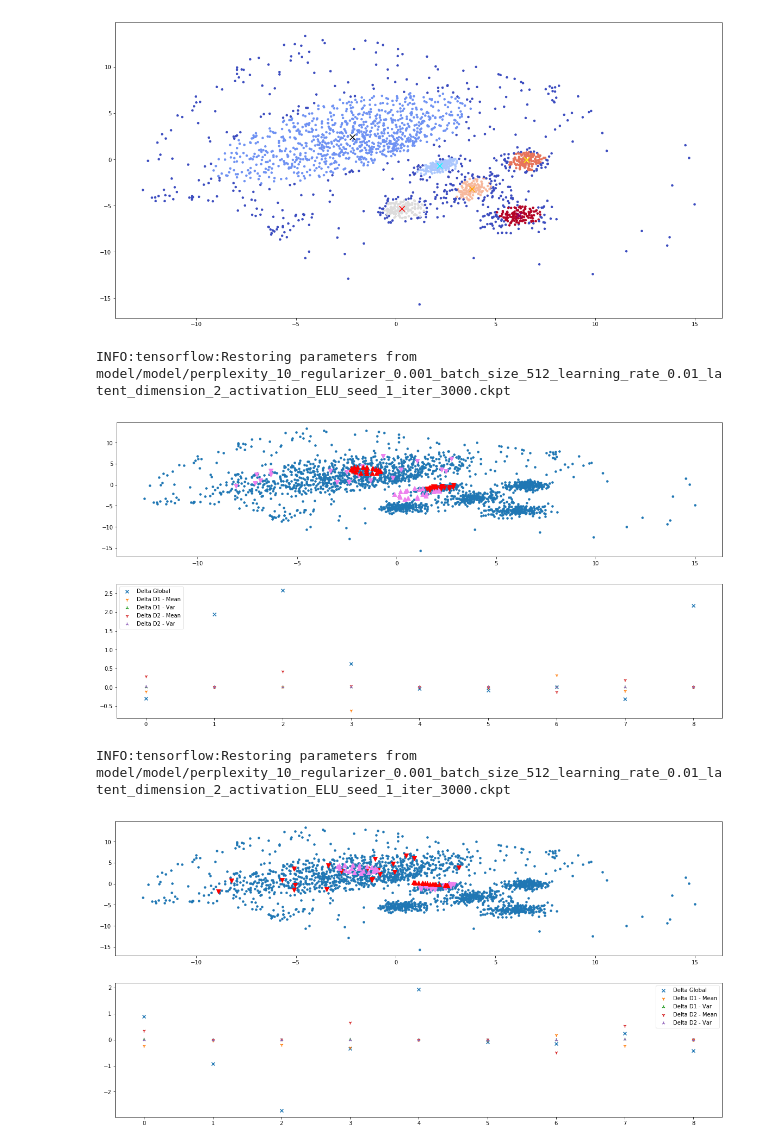
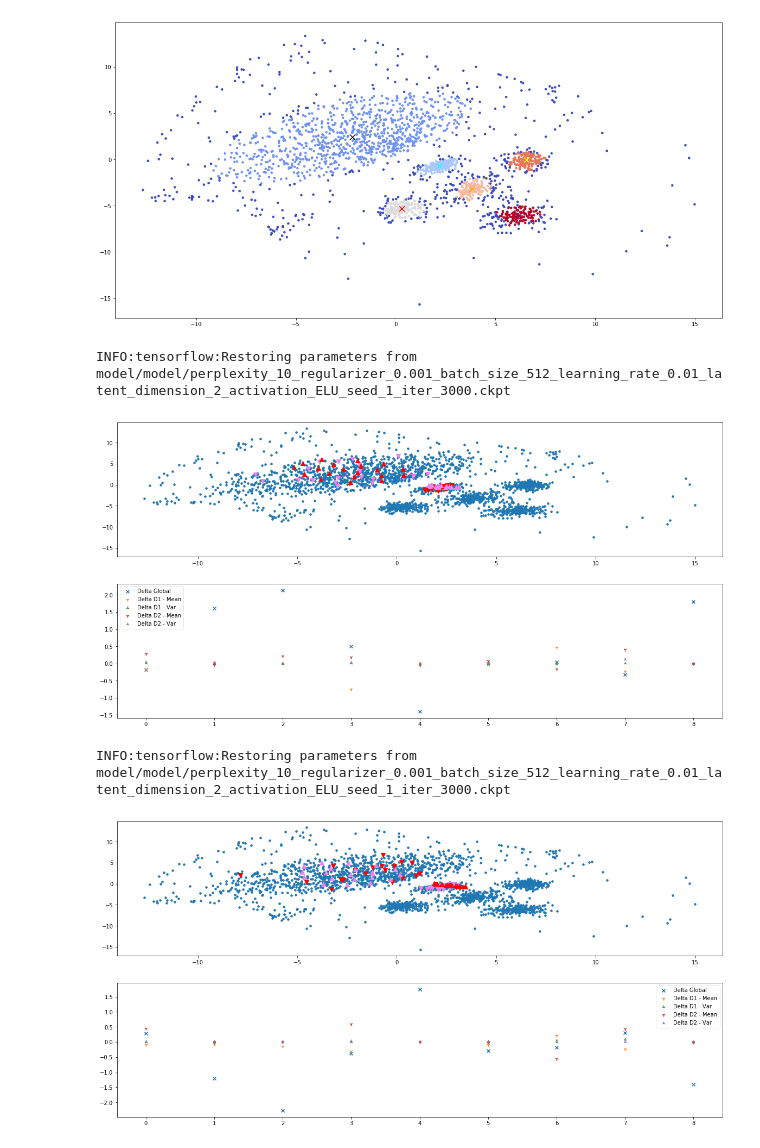
Before and after one commit to GDPlumb/ELDR, a Jupyter notebook: scivis/synth9d/run.ipynb, the cells around one changed output. Cells and saved outputs as stored; diff of their text form; code cells hidden in the pictures.

Commit message:
Added a per-cluster dispersion parameter

```diff
--- a/scivis/synth9d/run.ipynb
+++ b/scivis/synth9d/run.ipynb
@@ -87,15 +87,15 @@ plt.close()
 # %% [output]
 [figure]
 # %%
-global_0_1, _, _ = explain_s(x, data_rep, indices, 0, 1)
+global_0_1, _, _ = explain_s(x, data_rep, indices, 0, 1, dispersion_c1 = 20.0)
 # %% [output]
 INFO:tensorflow:Restoring parameters from model/model/perplexity_10_regularizer_0.001_batch_size_512_learning_rate_0.01_latent_dimension_2_activation_ELU_seed_1_iter_3000.ckpt
-[figure, old version]
+[figure, new version]
 # %%
-global_1_0, _, _ = explain_s(x, data_rep, indices, 1, 0)
+global_1_0, _, _ = explain_s(x, data_rep, indices, 1, 0, dispersion_c2 = 20.0)
 # %% [output]
 INFO:tensorflow:Restoring parameters from model/model/perplexity_10_regularizer_0.001_batch_size_512_learning_rate_0.01_latent_dimension_2_activation_ELU_seed_1_iter_3000.ckpt
-[figure, old version]
+[figure, new version]
 # %%
 global_1_2, _, _ = explain_s(x, data_rep, indices, 1, 2)
 # %% [output]
```
Also changed, not shown: parts of 5 cells of this notebook, 13 other files.
